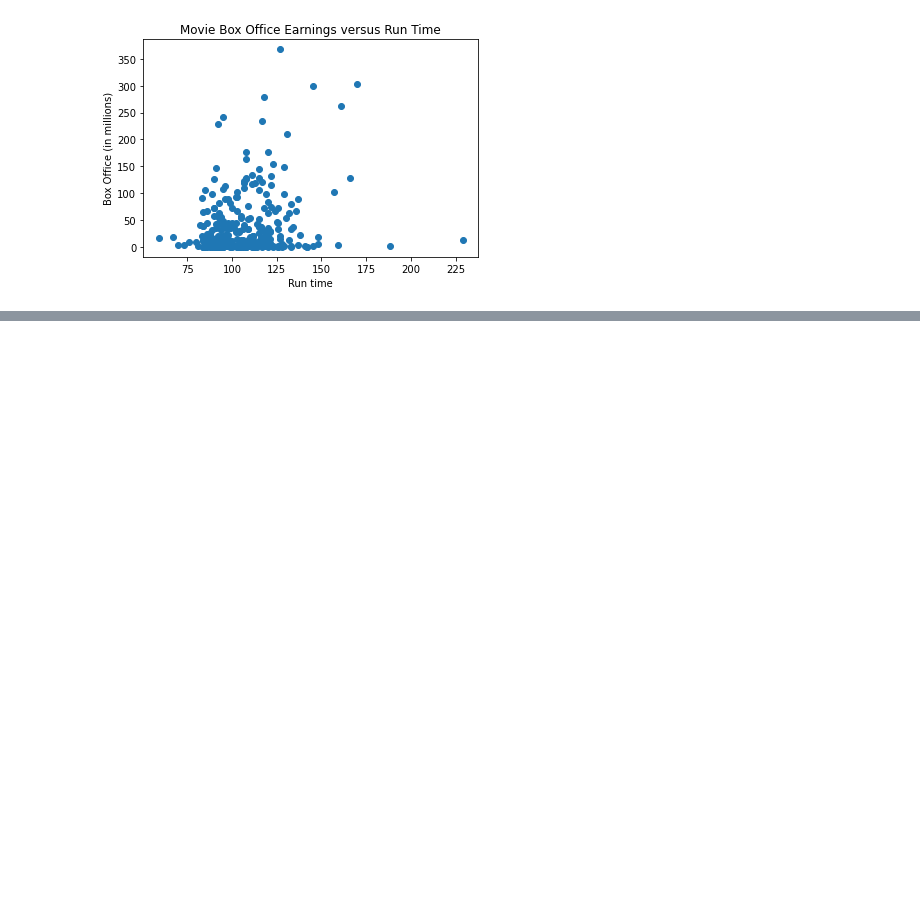
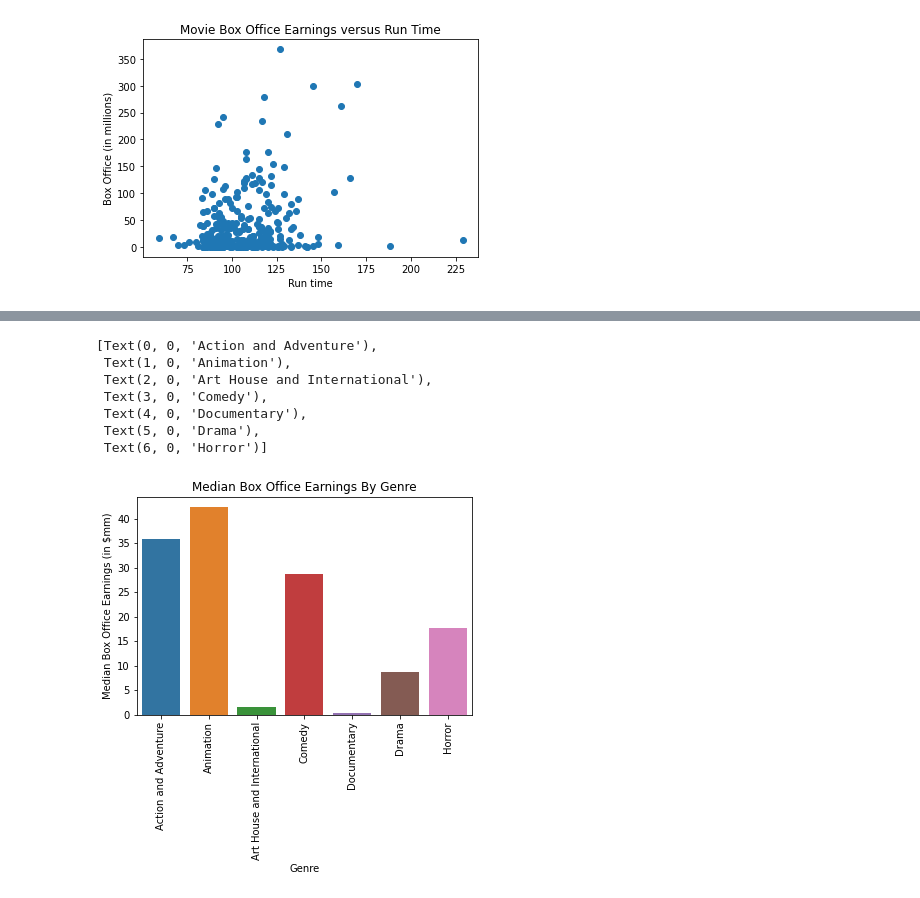
Before and after one commit to KPMcDonough49/dsc-phase-1-project, a Jupyter notebook: rt_data.ipynb, the cells around one changed output, grey strips where cells are left out. Saved outputs shown, nothing was run; the diff lists cells and outputs as text; code cells hidden in the pictures; blank space fills up the shorter version.

```diff
--- a/rt_data.ipynb
+++ b/rt_data.ipynb
@@ -263,0 +256,7 @@ Text(0.5, 1.0, 'Movie Box Office Earnings versus Run Time')
+# %%
+def split_genres(genre):
+    return genre.split('|')[0]
+
+split_genres(genres[10])
+
+df_rt['genre'] = df_rt['genre'].apply(split_genres)
@@ -263,0 +268,20 @@ Text(0.5, 1.0, 'Movie Box Office Earnings versus Run Time')
+# %%
+df_rt_genresub = df_rt[df_rt['genre'].isin(["Action and Adventure", "Animation", "Art House and International", "Comedy", "Documentary", "Drama", "Horror"])]
+median_genre_box_office = df_rt_genresub.groupby('genre').median()['box_office']
+y = list(median_genre_box_office[0:7])
+x = list(median_genre_box_office.index[0:7])
+# %%
+ax = sns.barplot(x=x, y=y)
+ax.set_xlabel("Genre")
+ax.set_ylabel("Median Box Office Earnings (in $mm)")
+ax.set_title("Median Box Office Earnings By Genre")
+ax.set_xticklabels(x, rotation=90)
+# %% [output]
+[Text(0, 0, 'Action and Adventure'),
+ Text(1, 0, 'Animation'),
+ Text(2, 0, 'Art House and International'),
+ Text(3, 0, 'Comedy'),
+ Text(4, 0, 'Documentary'),
+ Text(5, 0, 'Drama'),
+ Text(6, 0, 'Horror')]
+[figure, added]
```
Also changed, not shown: parts of 6 cells of this notebook, 1 other file.
